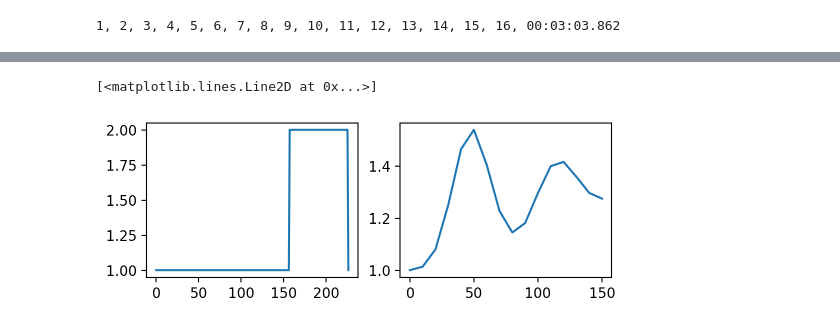
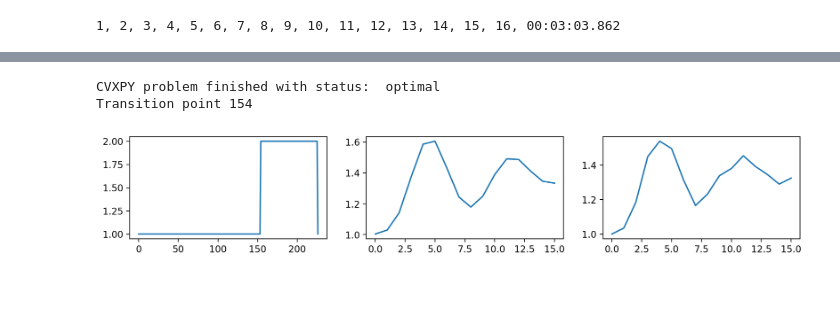
Before and after one commit to HarteminkLab/cell-cycle-deconv, a Jupyter notebook: 0_Single_Variable_Replication_Deconvolution.ipynb, the cells around one changed output, grey strips where cells are left out. Saved outputs shown, nothing was run; the diff lists cells and outputs as text; code cells hidden in the pictures; blank space fills up the shorter version.

Commit message:
Refactor step-wise deconvolution solver into class

```diff
--- a/0_Single_Variable_Replication_Deconvolution.ipynb
+++ b/0_Single_Variable_Replication_Deconvolution.ipynb
@@ -145,24 +65,5 @@ plt.plot(g)
-# %%
-# Let's see what an example good predicted G looks like:
-# Assume replication occurs at the start of S
-f_test = np.zeros(f.shape)
-f_test[f_pg1_i[10:]] = 1.0
-
-plt.figure(figsize=(6, 2))
-
-plt.subplot(1, 2, 1)
-plt.plot(f_test+1)
-
-test_g = (H@(f_test+1))
-plt.subplot(1, 2, 2)
-plt.plot(copy_num_rep1)
-
-# Steps that have worked
-# 1. Create the example solution we wanted to find in f
-# 2. Make sure the value range of f is properly (between 1-2).
-#   - For g, the value range of the copy number (from the CLOCCS is 1-1.6) to account for
-#     halted cells
-# 3. For bins, ensure the range of the bin values are from 1-1.6 to match this criteria
-# %% [output]
-[<matplotlib.lines.Line2D at 0x...>]
-[figure, removed]
+# %%
+from src.stepwise_replication_solver import StepReplicationChromatinDeconvolveSolver
+
+# todo: add replication 2
+solver = StepReplicationChromatinDeconvolveSolver(mnase_analysis_rep1, mnase_analysis_rep1)
@@ -168,0 +72,9 @@ plt.plot(copy_num_rep1)
+# %%
+solver.solve()
+# %% [output]
+CVXPY problem finished with status:  optimal
+Transition point 154
+# %%
+solver.plot_result()
+# %% [output]
+[figure, added]
```
Also changed, not shown: parts of 6 cells of this notebook, 1 other file.
